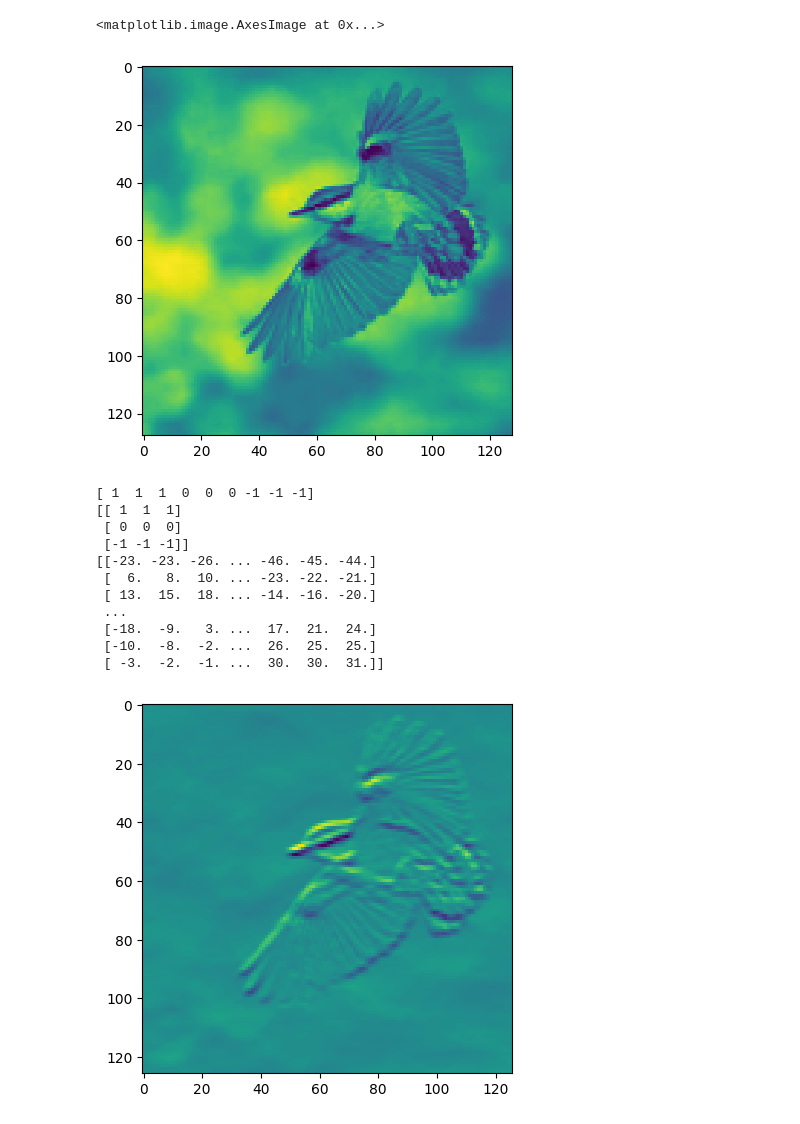
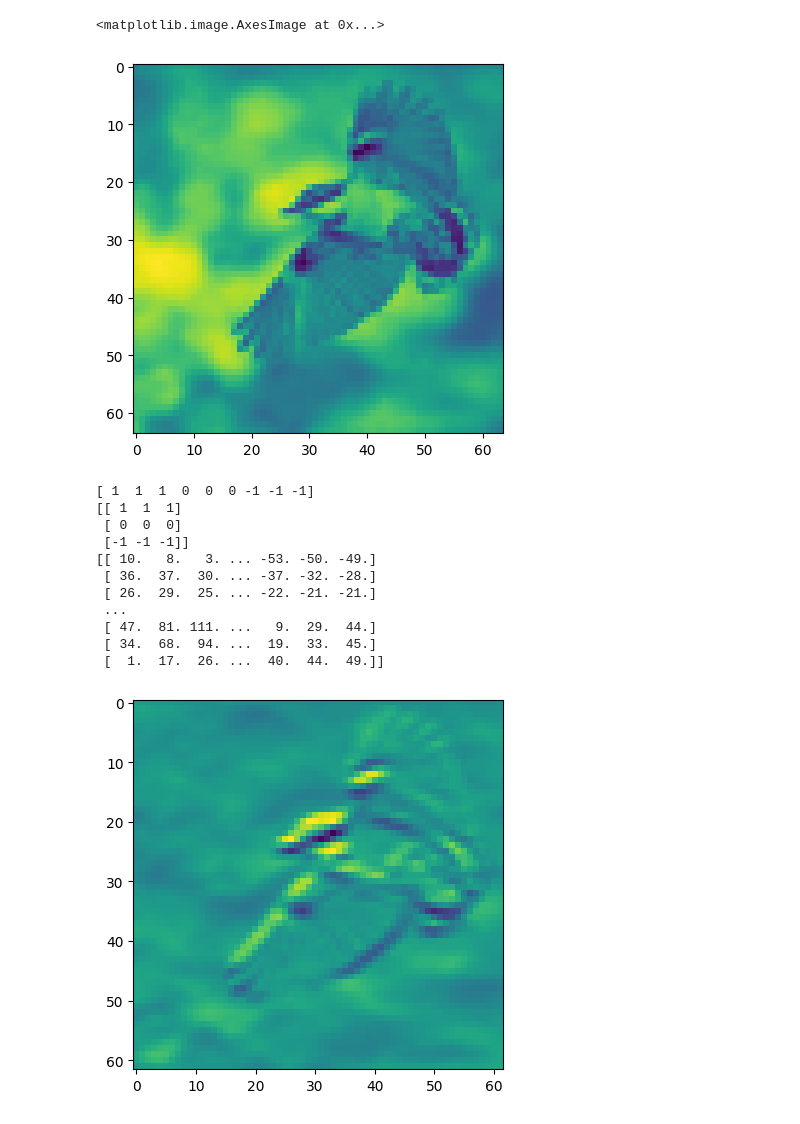
Before and after one commit to CiaraAMolloy/CNN_BIRD, a Jupyter notebook: Note.ipynb, the cells around one changed output. Saved outputs shown, nothing was run; the diff lists cells and outputs as text; code cells hidden in the pictures.

```diff
--- a/Note.ipynb
+++ b/Note.ipynb
@@ -1,26 +1,28 @@
 # %%
 
 from matplotlib import pyplot as plt
 from PIL import Image
 import matplotlib.image as img
 import numpy as np
 
 
-sizexy=128
+sizexy=64
 image = img.imread("dataset/NotRobin/NotRobin1.jpg")
 Greyscale1=image.reshape(image.shape)[:, :, 0]
 Greyscale = np.array(Image.fromarray(Greyscale1).resize((sizexy, sizexy)))
 plt.imshow(Greyscale,interpolation='nearest')
 # %% [output]
 <matplotlib.image.AxesImage at 0x...>
-[figure, old version]
+[figure, new version]
 # %%
 
-#Convo_arr=[1,0,-1,1,0,-1,1,0,-1]vertacle
 n=3
 ans_xy=(sizexy-n+1)
+#Convo_arr=[1,0,-1,1,0,-1,1,0,-1]#verticle
 
 Convo_arr=[1,1,1,0,0,0,-1,-1,-1]#horizontal
+#Convo_arr=[-1,1,-1,1,0,1,-1,1,-1]#horizontal
+
 
 Convo_arr  = np.array(Convo_arr)
 print(Convo_arr)
@@ -50,11 +52,11 @@ print (ans)
 [[ 1  1  1]
  [ 0  0  0]
  [-1 -1 -1]]
-[[-23. -23. -26. ... -46. -45. -44.]
- [  6.   8.  10. ... -23. -22. -21.]
- [ 13.  15.  18. ... -14. -16. -20.]
+[[ 10.   8.   3. ... -53. -50. -49.]
+ [ 36.  37.  30. ... -37. -32. -28.]
+ [ 26.  29.  25. ... -22. -21. -21.]
  ...
- [-18.  -9.   3. ...  17.  21.  24.]
- [-10.  -8.  -2. ...  26.  25.  25.]
- [ -3.  -2.  -1. ...  30.  30.  31.]]
+ [ 47.  81. 111. ...   9.  29.  44.]
+ [ 34.  68.  94. ...  19.  33.  45.]
+ [  1.  17.  26. ...  40.  44.  49.]]
-[figure, old version]
+[figure, new version]
```
Also changed, not shown: parts of 1 cell of this notebook.
